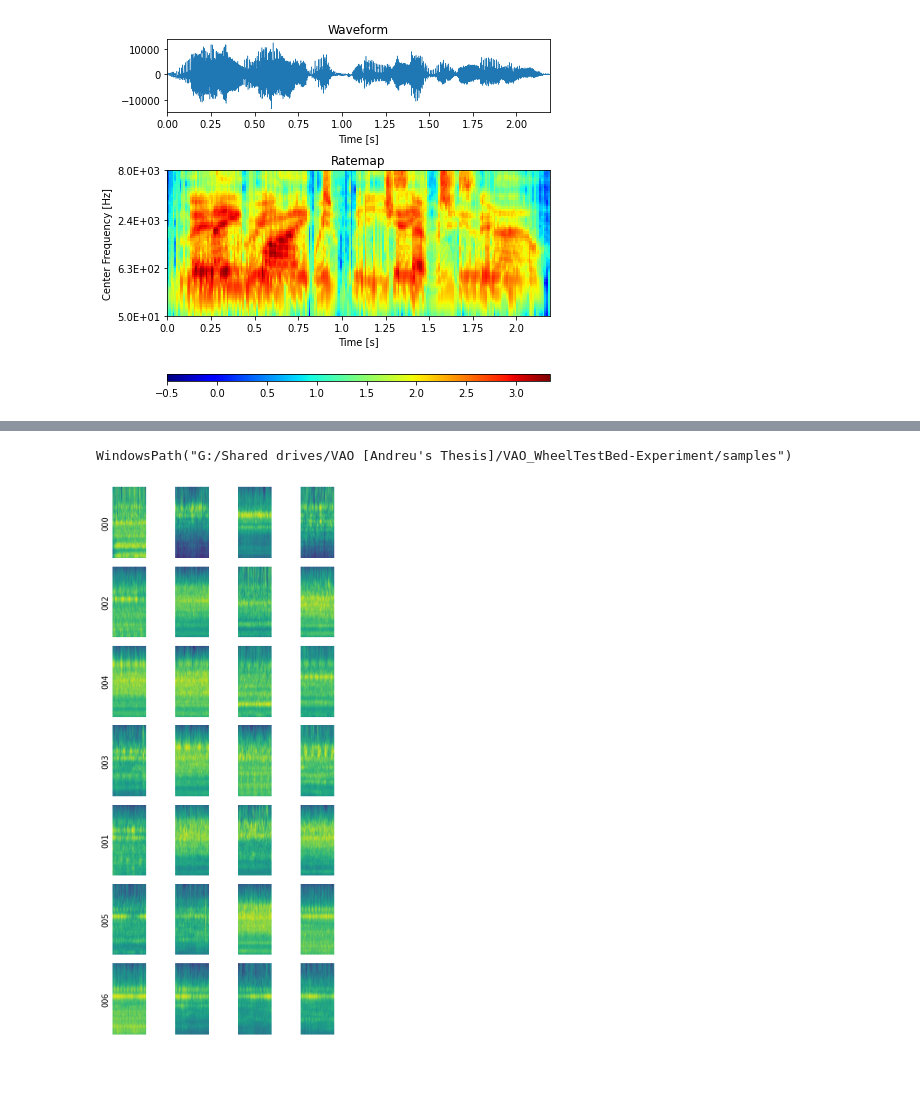
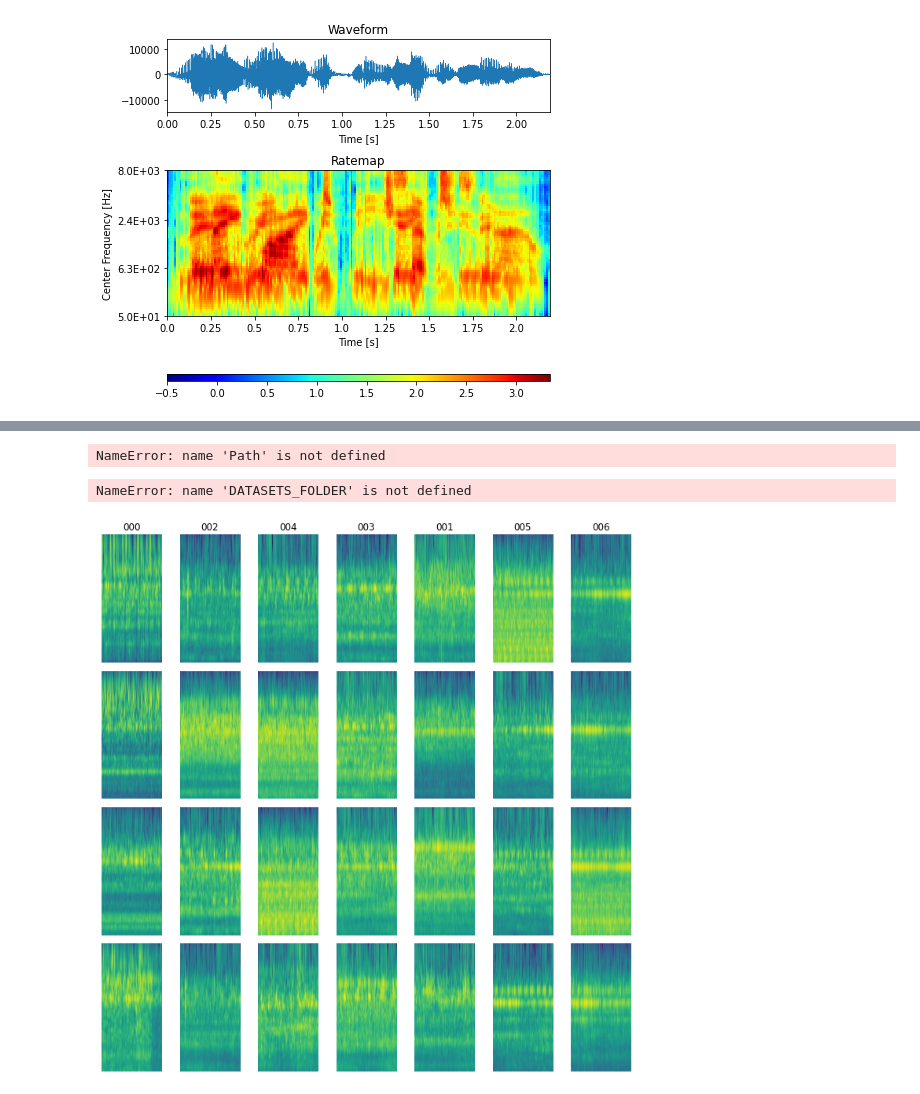
Before and after one commit to AcousticOdometry/AO, a Jupyter notebook: notebooks/datasets.ipynb, the cells around one changed output, grey strips where cells are left out. Saved outputs shown, nothing was run; the diff lists cells and outputs as text; code cells hidden in the pictures.

```diff
--- a/notebooks/datasets.ipynb
+++ b/notebooks/datasets.ipynb
@@ -8,9 +8,6 @@ Keio University.
 
 This section will take care of installing the necessary packages as well as
 configuring some environment variables.
-# %%
-COLAB_RUNTIME = False
-GITHUB_TOKEN = None
 # %% [markdown]
 ## Colab
 
@@ -264,3 +229,19 @@ print(next(iter(recordings.items())))
+# %%
+if COLAB_RUNTIME:
+    # @markdown Check where is the experiment folder situated in your drive folder.
+    # @markdown Remember that if you have been shared the folder, you can
+    # @markdown [add a shortcut to your drive](https://support.google.com/drive/answer/9700156?hl=en&co=GENIE.Platform%3DDesktop)
+    # @markdown in order to make it available in google colab.
+    experiment_0 = "/content/drive/MyDrive/VAO_WheelTestBed-Experiment-1"  #@param {type:"string"}
+    EXPERIMENT_FOLDER = Path(experiment_0)
+    if not EXPERIMENT_FOLDER.is_dir():
+        raise RuntimeError(f"Invalid experiment folder {EXPERIMENT_FOLDER}")
+else:
+    EXPERIMENT_FOLDER = ao.dataset.utils.get_folder(
+        env='WHEELTESTBED_EXPERIMENT1'
+        )
+DATA_FOLDER = EXPERIMENT_FOLDER / 'recordings'
+data, naming = ao.dataset.utils.list_data(DATA_FOLDER)
 # %%
 def read_wheeltestbed_control(recording: Path) -> pd.DataFrame:
     df = pd.read_csv(recording.parent / (recording.name + '.csv'))
@@ -305,6 +378,8 @@ get_label(_wtb_control, 1651142397.5000434, 1651142398.7000434)
 # %%
-def clear_image_dataset(folder: Path):
+def remove_folder(folder: Path):
     for d in folder.iterdir():
         for f in d.iterdir():
             f.unlink()
         d.rmdir()
+# %% [output]
+NameError: name 'Path' is not defined
@@ -407,30 +386,32 @@ def generate_image_dataset(
 # %%
 output_folder = DATASETS_FOLDER / 'initial_cnn_samples'
 output_folder.mkdir(exist_ok=True, parents=True)
-clear_image_dataset(output_folder)
+remove_folder(output_folder)
 time.sleep(1)
 generate_image_dataset(recordings.keys(), output_folder)
 # %% [output]
-WindowsPath("G:/Shared drives/VAO [Andreu's Thesis]/VAO_WheelTestBed-Experiment/samples")
+NameError: name 'DATASETS_FOLDER' is not defined
 # %%
 import random
 import matplotlib.image as mpimg
 
-dataset_folder = DATASETS_FOLDER / 'initial_cnn_samples'
-label_folders = list(dataset_folder.iterdir())
-cols = 4
-fig, axs = plt.subplots(len(label_folders), cols, figsize=(5, 10))
-for i, label_folder in enumerate(label_folders):
-    images = list(label_folder.iterdir())
-    for k, image in enumerate(random.sample(images, cols)):
-        axs[i, k].imshow(mpimg.imread(image))
-        # make xaxis invisibel
-        axs[i, k].xaxis.set_visible(False)
-        # make spines (the box) invisible
-        plt.setp(axs[i, k].spines.values(), visible=False)
-        # remove ticks and labels for the left axis
-        axs[i, k].tick_params(left=False, labelleft=False)
-    axs[i, 0].set_ylabel(label_folder.name)
-fig.tight_layout()
+def plot_image_dataset(dataset_folder: Path):
+    label_folders = list(dataset_folder.iterdir())
+    samples = 4
+    fig, axs = plt.subplots(samples, len(label_folders), figsize=(10, 10))
+    for i, label_folder in enumerate(label_folders):
+        images = list(label_folder.iterdir())
+        for k, image in enumerate(random.sample(images, samples)):
+            axs[k, i].imshow(mpimg.imread(image))
+            # make xaxis invisible
+            axs[k, i].xaxis.set_visible(False)
+            # make spines (the box) invisible
+            plt.setp(axs[k, i].spines.values(), visible=False)
+            # remove ticks and labels for the left axis
+            axs[k, i].tick_params(left=False, labelleft=False)
+        axs[0, i].set_title(label_folder.name)
+    fig.tight_layout()
+
+plot_image_dataset(DATASETS_FOLDER / 'initial_cnn_samples')
 # %% [output]
-[figure, old version]
+[figure, new version]
```
Also changed, not shown: parts of 21 cells of this notebook, 1 other file.
